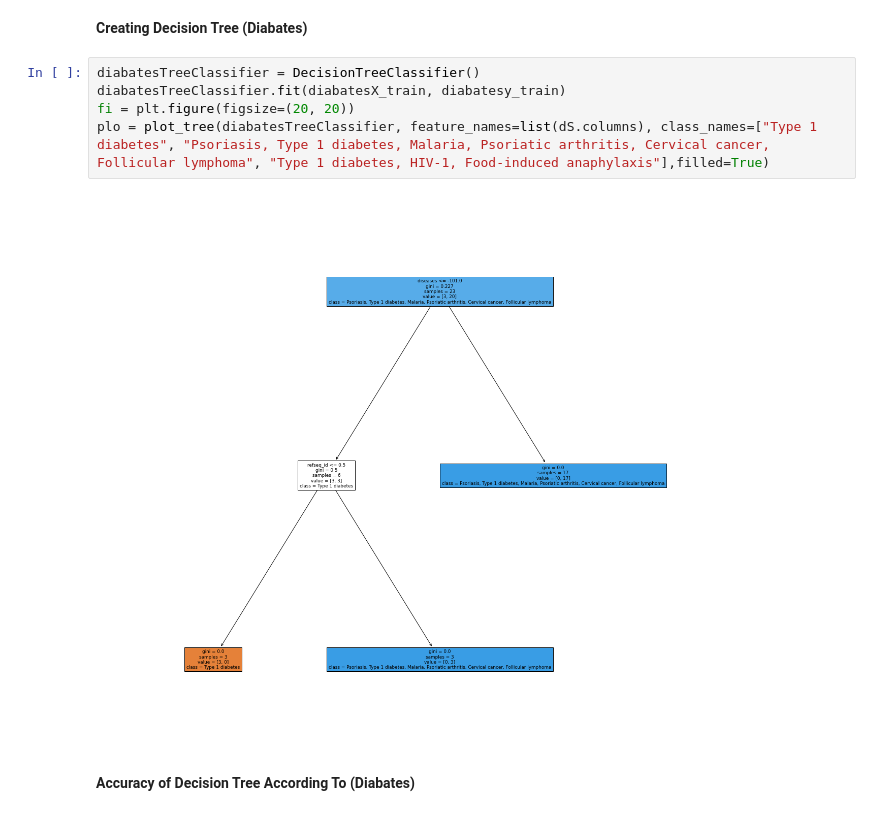
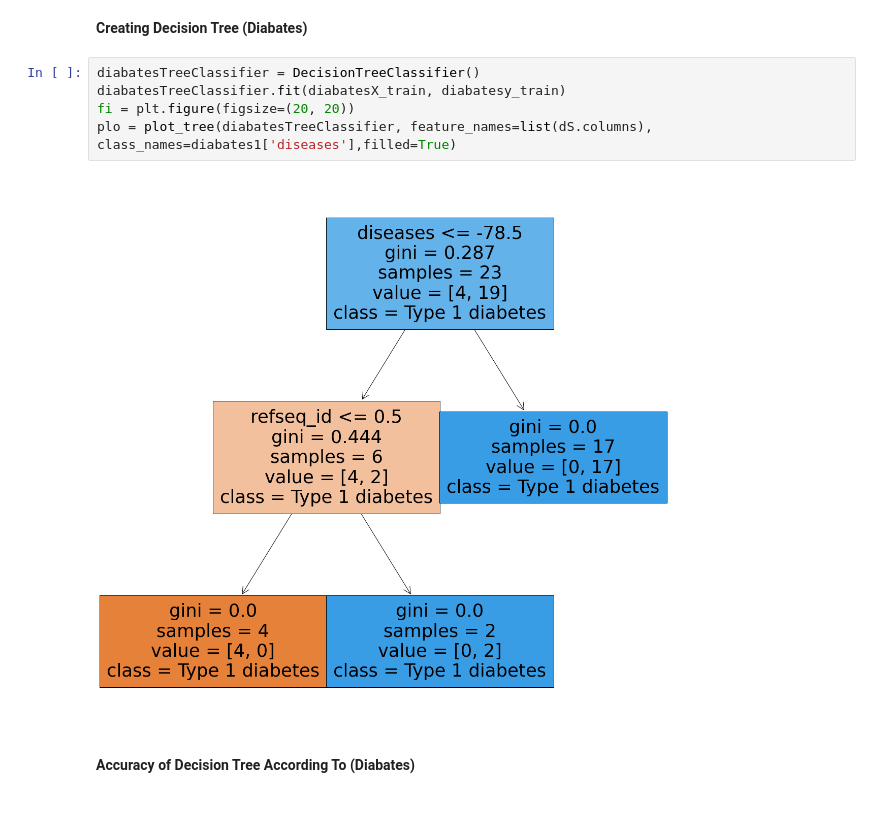
Before and after one commit to YoussifAssem/Genatac, a Jupyter notebook: E-Genetics/Genetics.ipynb, the cells around one changed output. Saved outputs shown, nothing was run; the diff lists cells and outputs as text.

```diff
--- a/E-Genetics/Genetics.ipynb
+++ b/E-Genetics/Genetics.ipynb
@@ -228,10 +435,10 @@ Accuracy for Diabates XGBOOST: 80.00%
 # %%
 diabatesTreeClassifier = DecisionTreeClassifier()
 diabatesTreeClassifier.fit(diabatesX_train, diabatesy_train)
 fi = plt.figure(figsize=(20, 20))
-plo = plot_tree(diabatesTreeClassifier, feature_names=list(dS.columns), class_names=["Type 1 diabetes", "Psoriasis, Type 1 diabetes, Malaria, Psoriatic arthritis, Cervical cancer, Follicular lymphoma", "Type 1 diabetes, HIV-1, Food-induced anaphylaxis"],filled=True)
+plo = plot_tree(diabatesTreeClassifier, feature_names=list(dS.columns), class_names=diabates1['diseases'],filled=True)
 # %% [output]
-[figure, old version]
+[figure, new version]
 # %% [markdown]
 ****Accuracy of Decision Tree According To (Diabates)****
 # %%
```
Also changed, not shown: parts of 70 cells of this notebook.
